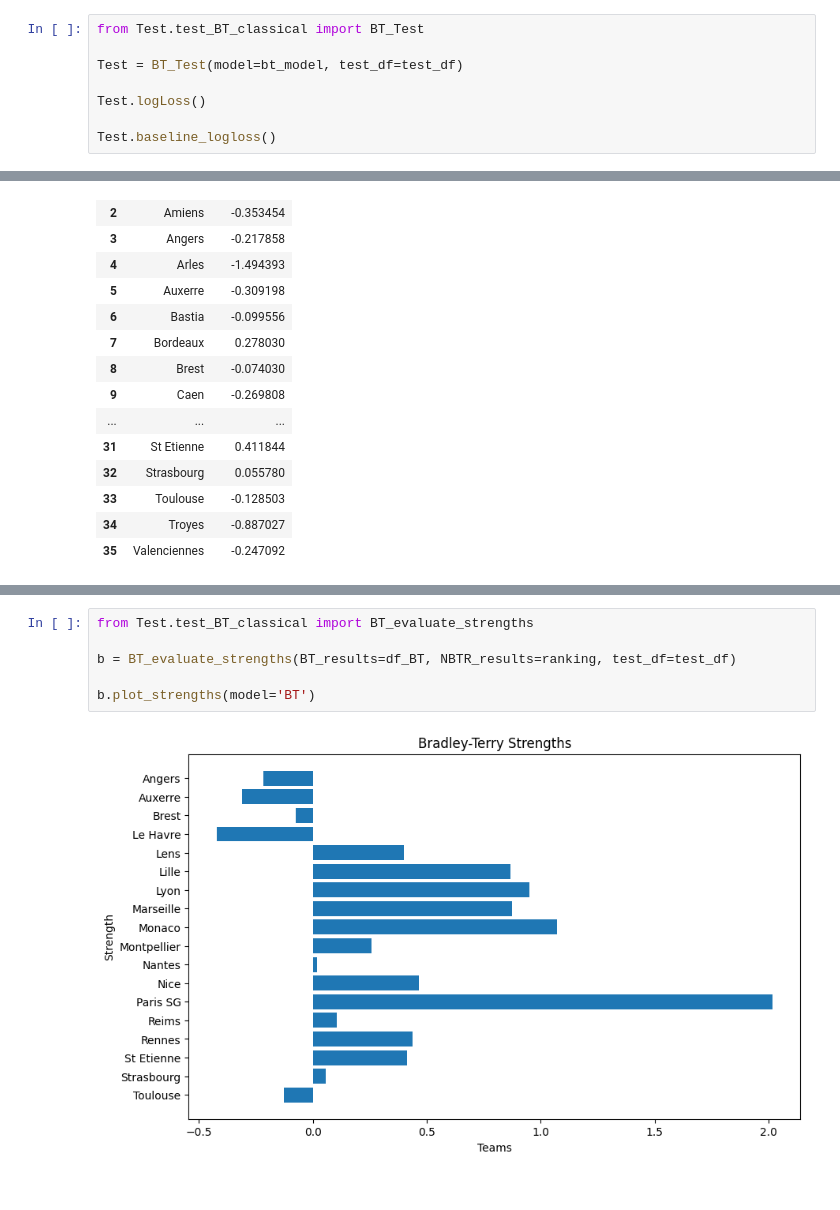
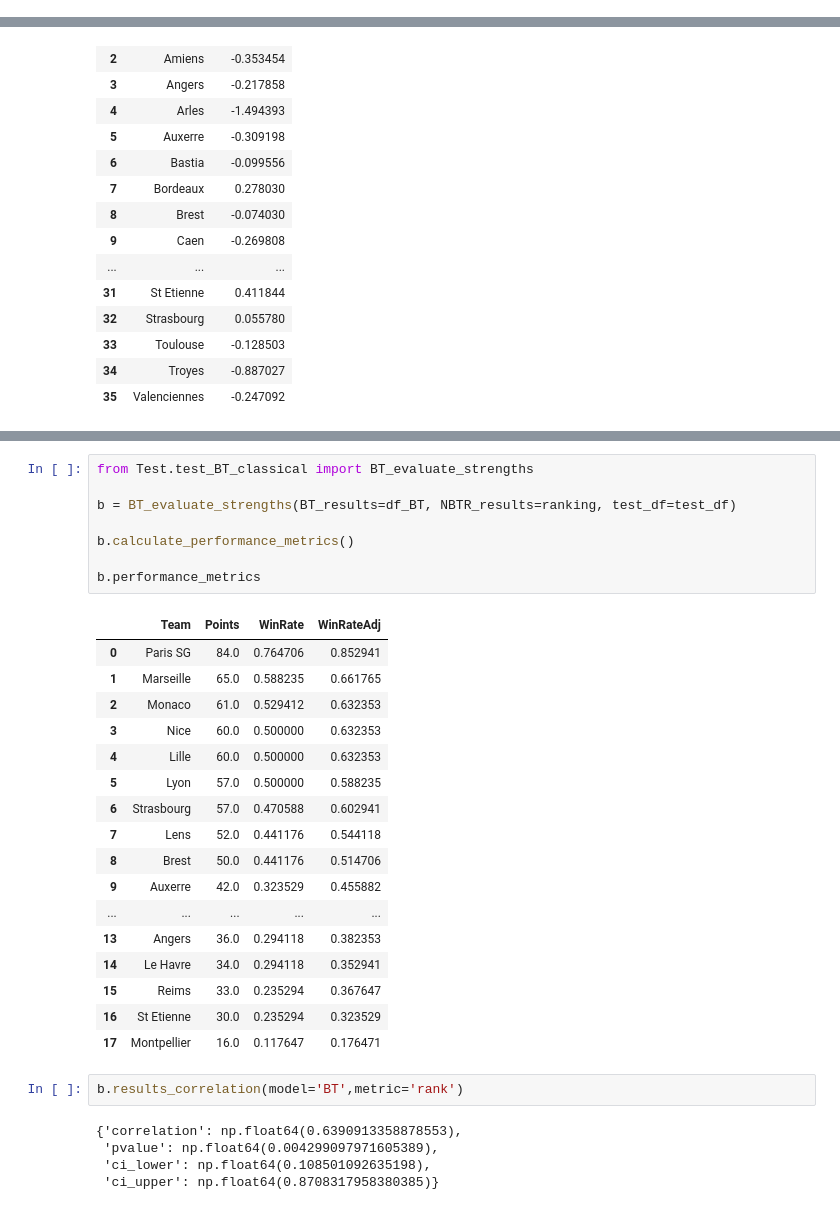
Before and after one commit to plemvan/Learning-Latent-Football-Team-Strengths, a Jupyter notebook: new_main.ipynb, the cells around one changed output, grey strips where cells are left out. Cells and saved outputs as stored; diff of their text form.

Commit message:
Evaluate and test 2

```diff
--- a/new_main.ipynb
+++ b/new_main.ipynb
@@ -122,8 +105,0 @@ plt.show()
-# %%
-from Test.test_BT_classical import BT_Test
-
-Test = BT_Test(model=bt_model, test_df=test_df)
-
-Test.logLoss()
-
-Test.baseline_logloss()
@@ -264,8 +238,33 @@ Moyennes des forces 1.3245476715439963e-08
 # %%
 from Test.test_BT_classical import BT_evaluate_strengths
 
 b = BT_evaluate_strengths(BT_results=df_BT, NBTR_results=ranking, test_df=test_df)
 
-b.plot_strengths(model='BT')
+b.calculate_performance_metrics()
+
+b.performance_metrics
 # %% [output]
-[figure, removed]
+|  | Team | Points | WinRate | WinRateAdj |
+| 0 | Paris SG | 84.0 | 0.764706 | 0.852941 |
+| 1 | Marseille | 65.0 | 0.588235 | 0.661765 |
+| 2 | Monaco | 61.0 | 0.529412 | 0.632353 |
+| 3 | Nice | 60.0 | 0.500000 | 0.632353 |
+| 4 | Lille | 60.0 | 0.500000 | 0.632353 |
+| 5 | Lyon | 57.0 | 0.500000 | 0.588235 |
+| 6 | Strasbourg | 57.0 | 0.470588 | 0.602941 |
+| 7 | Lens | 52.0 | 0.441176 | 0.544118 |
+| 8 | Brest | 50.0 | 0.441176 | 0.514706 |
+| 9 | Auxerre | 42.0 | 0.323529 | 0.455882 |
+| ... | ... | ... | ... | ... |
+| 13 | Angers | 36.0 | 0.294118 | 0.382353 |
+| 14 | Le Havre | 34.0 | 0.294118 | 0.352941 |
+| 15 | Reims | 33.0 | 0.235294 | 0.367647 |
+| 16 | St Etienne | 30.0 | 0.235294 | 0.323529 |
+| 17 | Montpellier | 16.0 | 0.117647 | 0.176471 |
+# %%
+b.results_correlation(model='BT',metric='rank')
+# %% [output]
+{'correlation': np.float64(0.6390913358878553),
+ 'pvalue': np.float64(0.004299097971605389),
+ 'ci_lower': np.float64(0.108501092635198),
+ 'ci_upper': np.float64(0.8708317958380385)}
```
Also changed, not shown: parts of 3 cells of this notebook, 1 other file.
